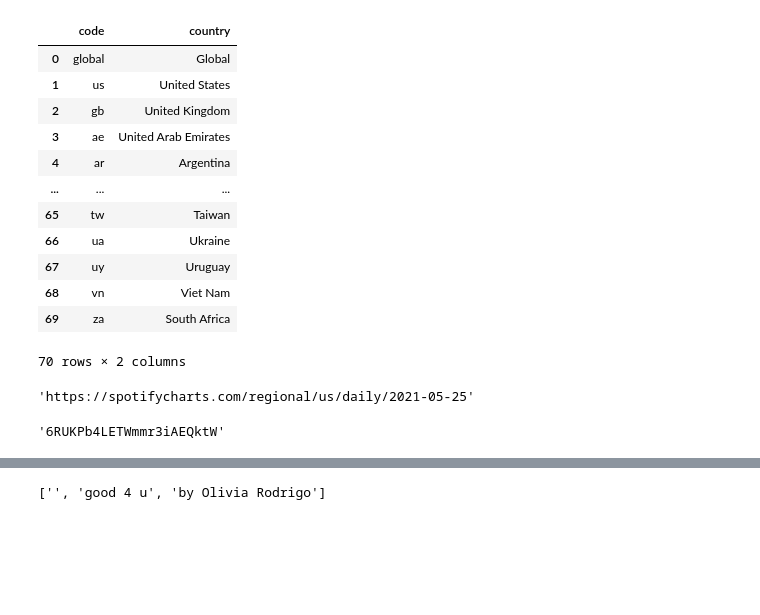
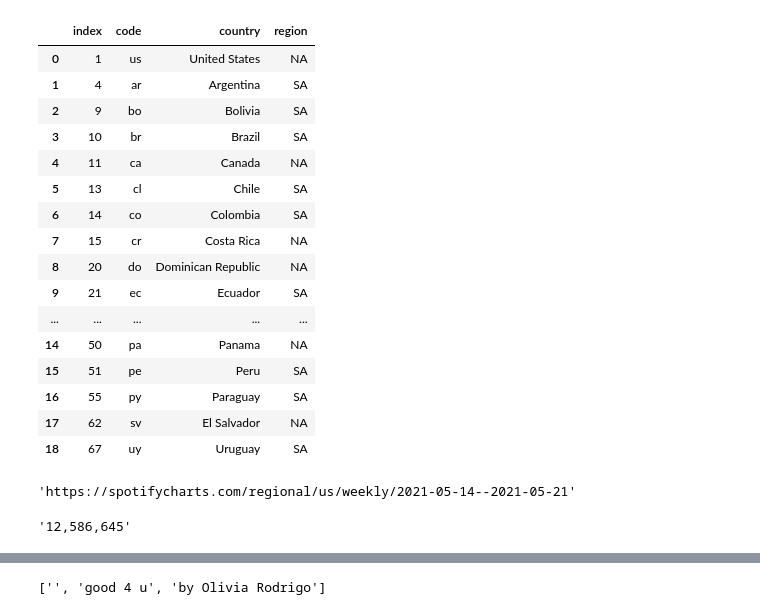
Before and after one commit to jasperhk5555/STA141B_Final, a Jupyter notebook: top200data.ipynb, the cells around one changed output, grey strips where cells are left out. Cells and saved outputs as stored; diff of their text form; code cells hidden in the pictures; blank space fills up the shorter version.

```diff
--- a/top200data.ipynb
+++ b/top200data.ipynb
@@ -41,34 +21,46 @@ clim
 # %%
 regiondata=pd.DataFrame(columns=['code','country'])
 
 for i in range(70):
     regiondata.loc[i,"code"]=clim.find_all(name='li')[:70][i].get('data-value')
     regiondata.loc[i,"country"]=clim.find_all(name='li')[:70][i].text
+
+pd.set_option("max_rows", None)
+regiondata=regiondata.loc[[1,4,9,10,11,13,14,15,20,21,28,30,44,46,50,51,55,62,67]]
+regiondata["region"]=["NA", "SA", "SA", "SA","NA", "SA" , "SA" , "NA" ,  "NA" , "SA" ,  "NA" , "NA" , "NA" , "NA" ,  "NA" , "SA" ,  "SA" ,  "NA" , "SA"]
+
+regiondata=regiondata.reset_index()
+pd.reset_option('^display.', silent=True)
 regiondata
 # %% [output]
-|  | code | country |
-| 0 | global | Global |
-| 1 | us | United States |
-| 2 | gb | United Kingdom |
-| 3 | ae | United Arab Emirates |
-| 4 | ar | Argentina |
-| ... | ... | ... |
-| 65 | tw | Taiwan |
-| 66 | ua | Ukraine |
-| 67 | uy | Uruguay |
-| 68 | vn | Viet Nam |
-| 69 | za | South Africa |
+|  | index | code | country | region |
+| 0 | 1 | us | United States | NA |
+| 1 | 4 | ar | Argentina | SA |
+| 2 | 9 | bo | Bolivia | SA |
+| 3 | 10 | br | Brazil | SA |
+| 4 | 11 | ca | Canada | NA |
+| 5 | 13 | cl | Chile | SA |
+| 6 | 14 | co | Colombia | SA |
+| 7 | 15 | cr | Costa Rica | NA |
+| 8 | 20 | do | Dominican Republic | NA |
+| 9 | 21 | ec | Ecuador | SA |
+| ... | ... | ... | ... | ... |
+| 14 | 50 | pa | Panama | NA |
+| 15 | 51 | pe | Peru | SA |
+| 16 | 55 | py | Paraguay | SA |
+| 17 | 62 | sv | El Salvador | NA |
+| 18 | 67 | uy | Uruguay | SA |
-70 rows × 2 columns
 # %%
-url = "https://spotifycharts.com/regional/{}/daily/2021-05-25".format(regiondata.loc[1,"code"])
+url = "https://spotifycharts.com/regional/{}/weekly/2021-05-14--2021-05-21".format(regiondata.loc[1,"code"])
 url
 # %% [output]
-'https://spotifycharts.com/regional/us/daily/2021-05-25'
+'https://spotifycharts.com/regional/us/weekly/2021-05-14--2021-05-21'
 # %%
 rank = clim.find_all(name='td',attrs={'class':'chart-table-position'})
 info = clim.find_all(name='td',attrs={'class':'chart-table-track'})
 link = clim.find_all(name='a')[6:-5] #only song links
+streams = clim.find_all(name='td',attrs={'class':'chart-table-streams'})
 info[0].text.splitlines()[2][3:]
-link[199].get('href')[-22:]
+streams[0].text
 # %% [output]
-'6RUKPb4LETWmmr3iAEQktW'
+'12,586,645'
```
Also changed, not shown: parts of 17 cells of this notebook.
